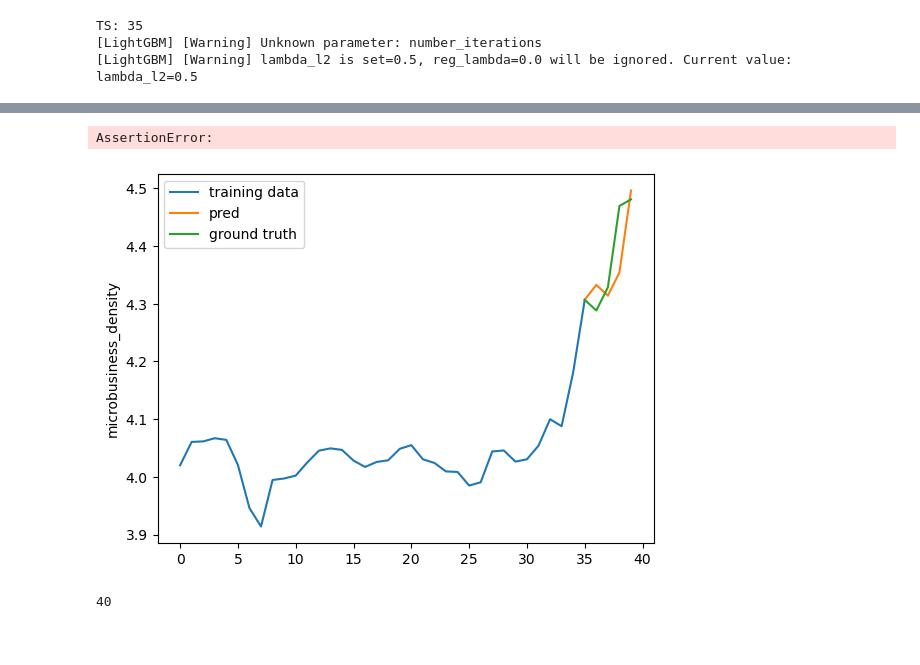
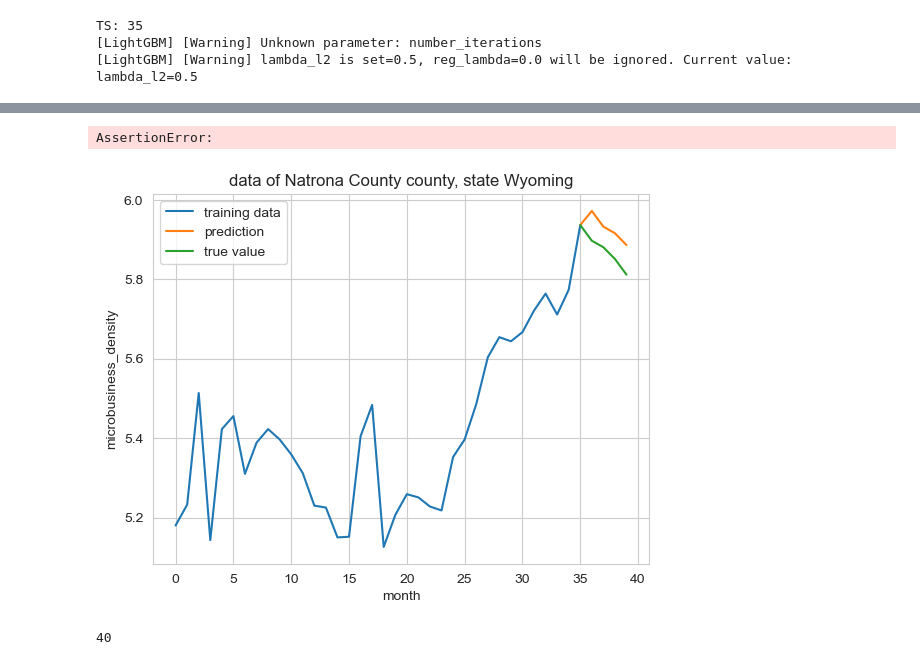
Before and after one commit to ywugwu/GoDaddy-MDF-Competition-Gold-Medal-Solution, a Jupyter notebook: main.ipynb, the cells around one changed output, grey strips where cells are left out. Cells and saved outputs as stored; diff of their text form; code cells hidden in the pictures.

```diff
--- a/main.ipynb
+++ b/main.ipynb
@@ -7,6 +7,7 @@
 6. bigger model: 13.665582202290945
 7. 13.58226912560271
 # %%
+MODEL = 'ensemble' #lgb, xgb, cat, ensemble
 CV = True
 LAGS = 30
 SUB_PATH = None
@@ -313,7 +364,7 @@ def base_models():
     'objective': 'l1',
     'colsample_bytree': 0.8841279649367693,
     'colsample_bynode': 0.10142964450634374,
-    'max_depth': 8,
+    'max_depth': 16,
     'learning_rate': 0.003647749926797374,
     'lambda_l2': 0.5,
     'num_leaves': 61,
@@ -327,7 +378,7 @@ def base_models():
     tree_method="hist",
     n_estimators=795,
     learning_rate=0.0075,
-    max_leaves = 12,
+    max_leaves = 32,
     subsample=0.50,
     colsample_bytree=0.50,
     max_bin=4096,
@@ -419,12 +480,15 @@ if CV:
 
         valid_indices = (raw.istest==0) & (raw.dcount == TS)
         gt.append(raw.loc[valid_indices][['cfips','microbusiness_density']].copy())
-        val_preds0 = model0.predict(raw.loc[valid_indices, features])
-        val_preds1 = model1.predict(raw.loc[valid_indices, features])
-        val_preds2 = model2.predict(raw.loc[valid_indices, features])
-        valid_preds = np.column_stack((val_preds0, val_preds1, val_preds2))
+        if MODEL != 'ensemble':
+            ypred = model.predict(raw.loc[valid_indices, features])
+        else:
+            val_preds0 = model0.predict(raw.loc[valid_indices, features])
+            val_preds1 = model1.predict(raw.loc[valid_indices, features])
+            val_preds2 = model2.predict(raw.loc[valid_indices, features])
+            valid_preds = np.column_stack((val_preds0, val_preds1, val_preds2))
 
-        ypred = meta_model.predict(valid_preds)
+            ypred = meta_model.predict(valid_preds)
         raw.loc[valid_indices, 'k'] = ypred + 1
         raw.loc[valid_indices,'k'] = raw.loc[valid_indices,'k'] * raw.loc[valid_indices,'microbusiness_density']
 
@@ -446,6 +510,6 @@ if CV:
         print('SMAPE:', smape(df['microbusiness_density'], df['pred']))
         scores += smape(df['microbusiness_density'], df['pred'])
         ys.append(df[['cfips','pred']].copy())
-    print('5 months cv score',scores)
+    print('5 months cv score',scores/(LAST_MONTH-FIRST_MONTH))
 # %% [output]
 Last Value SMAPE: 1.186273598907702
@@ -461,0 +526,14 @@ SMAPE: 1.8722674204502188
+# %%
+ensemble_cv = 1.3332
+lgb_cv = 1.3355
+cat_cv = 1.3343
+xgb_cv = 1.3355
+# visualize and set bigger font
+sns.set_style('whitegrid')
+sns.barplot(x=['ensemble','lgb','cat','xgb'], y=[ensemble_cv,lgb_cv,cat_cv,xgb_cv],)
+plt.ylim(1.33,1.34)
+plt.title('CV Scores')
+plt.xlabel('Model')
+plt.ylabel('SMAPE')
+plt.savefig('imgs/cv_scores.pdf')
+plt.show()
@@ -462,17 +550,22 @@ SMAPE: 1.8722674204502188
 # %%
+import random
+random.seed(42)
 if CV:
     idx = np.random.randint(low=0,high=raw.shape[0])
     example_data = raw[raw.cfips == raw.iloc[idx,:].cfips]
     # train_data
     train_seg = example_data[example_data.dcount<=FIRST_MONTH]
     sns.lineplot(x=range(train_seg.shape[0]),y=train_seg.microbusiness_density,label='training data')
     # pred
     test_seg = np.concatenate([[train_seg.microbusiness_density.values[-1]]]+[y[y.cfips == raw.iloc[idx,:].cfips].pred.values for y in ys])
-    sns.lineplot(x=range(FIRST_MONTH,LAST_MONTH),y = test_seg[:-1], label='pred')
+    sns.lineplot(x=range(FIRST_MONTH,LAST_MONTH),y = test_seg[:-1], label='prediction')
     # gt
     test_seg = np.concatenate([y[y.cfips == raw.iloc[idx,:].cfips].microbusiness_density.values for y in gt])
-    sns.lineplot(x=range(FIRST_MONTH,LAST_MONTH),y=test_seg, label='ground truth')
+    sns.lineplot(x=range(FIRST_MONTH,LAST_MONTH),y=test_seg, label='true value')
+    plt.xlabel('month')
+    plt.title('data of {} county, state {}'.format(raw.iloc[idx,:].county, raw.iloc[idx,:].state))
+    plt.savefig('imgs/visualize.pdf')
     assert False
 # %% [output]
 AssertionError:
-[figure, old version]
+[figure, new version]
```
Also changed, not shown: parts of 16 cells of this notebook.
